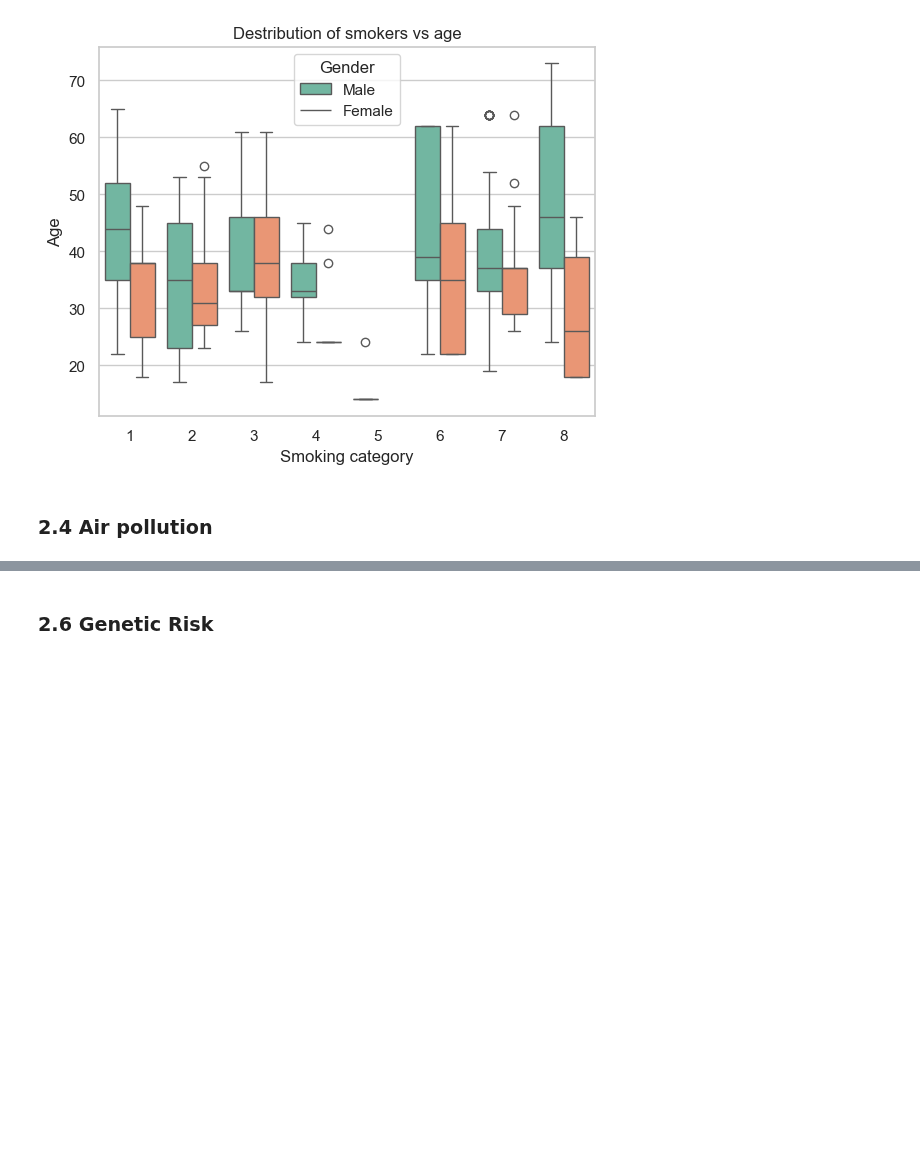
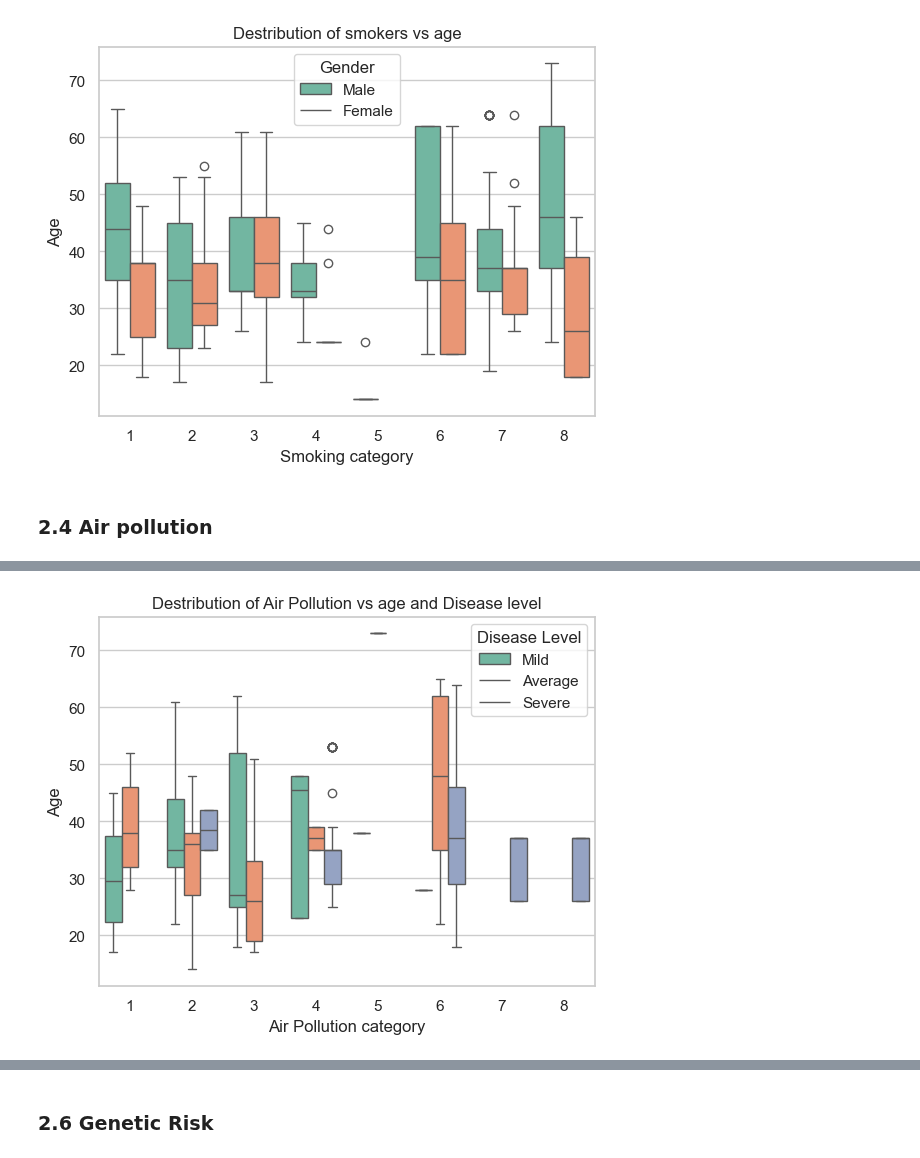
Before and after one commit to tewhol/Responsible_Data_Analysis_Group_1, a Jupyter notebook: model.ipynb, the cells around one changed output, grey strips where cells are left out. Cells and saved outputs as stored; diff of their text form; code cells hidden in the pictures; blank space fills up the shorter version.

```diff
--- a/model.ipynb
+++ b/model.ipynb
@@ -209,0 +241,9 @@ plt.show()
+# %%
+# Air pollution level vs age
+air_age_plot = sns.boxplot(data=cancer_df, x='Air Pollution', y='Age', hue='Level', palette='Set2')
+plt.title('Destribution of Air Pollution vs age and Disease level')
+plt.xlabel('Air Pollution category')
+plt.legend(title='Disease Level', labels=['Mild', 'Average', 'Severe'])
+plt.show()
+# %% [output]
+[figure, added]
```
Also changed, not shown: parts of 8 cells of this notebook.
